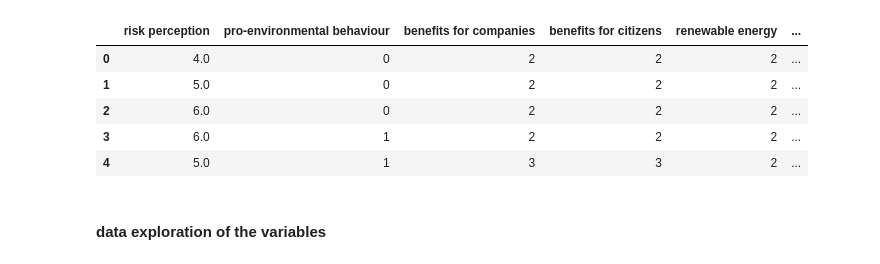
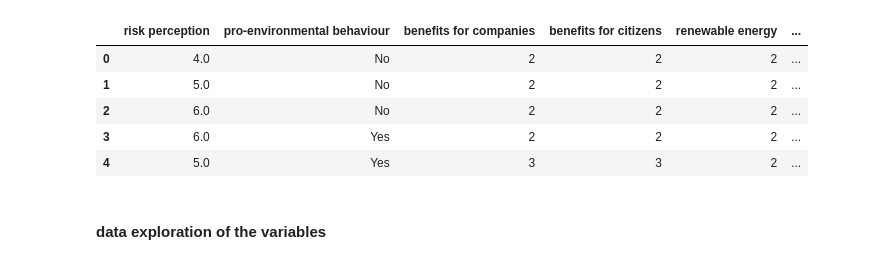
Before and after one commit to claudiagiuspoli/pro-environmental-behaviour, a Jupyter notebook: Exploratory Data Analysis.ipynb, the cells around one changed output. Saved outputs shown, nothing was run; the diff lists cells and outputs as text; code cells hidden in the pictures.

```diff
--- a/Exploratory Data Analysis.ipynb
+++ b/Exploratory Data Analysis.ipynb
@@ -1,27 +1,28 @@
 # %%
 import numpy as np # linear algebra
 import pandas as pd # data processing, CSV file I/O (e.g. pd.read_csv)
 import matplotlib.pyplot as plt
 import seaborn as sns
 import matplotlib.pyplot as plt
 import folium
 from geopy.geocoders import Nominatim
 
 
 df =pd.read_csv('df-climatechange.csv')
 df = df.drop(['Unnamed: 0'], axis = 1)
-df['Risk Percepetion Level'] = ['Obs. with high-risk perception' if x >= 6 else 'Obs. with low-risk perception' for x in df['risk perception']]
+df['Risk Percepetion Level'] = ['Worried Citizens' if x >= 6 else 'Unworried Citizens' for x in df['risk perception']]
+df['pro-environmental behaviour'] = df['pro-environmental behaviour'].replace({0: 'No', 1:'Yes'})
 
 df1 = df[df['risk perception'] >= 6]
 df2 = df[df['risk perception'] <= 5]
 df.head()
 # %% [output]
 |  | risk perception | pro-environmental behaviour | benefits for companies | benefits for citizens | renewable energy | ... |
-| 0 | 4.0 | 0 | 2 | 2 | 2 | ... |
-| 1 | 5.0 | 0 | 2 | 2 | 2 | ... |
-| 2 | 6.0 | 0 | 2 | 2 | 2 | ... |
-| 3 | 6.0 | 1 | 2 | 2 | 2 | ... |
-| 4 | 5.0 | 1 | 3 | 3 | 2 | ... |
+| 0 | 4.0 | No | 2 | 2 | 2 | ... |
+| 1 | 5.0 | No | 2 | 2 | 2 | ... |
+| 2 | 6.0 | No | 2 | 2 | 2 | ... |
+| 3 | 6.0 | Yes | 2 | 2 | 2 | ... |
+| 4 | 5.0 | Yes | 3 | 3 | 2 | ... |
 # %% [markdown]
 #### data exploration of the variables
 # %%
```
Also changed, not shown: parts of 2 cells of this notebook, 6 other files.
